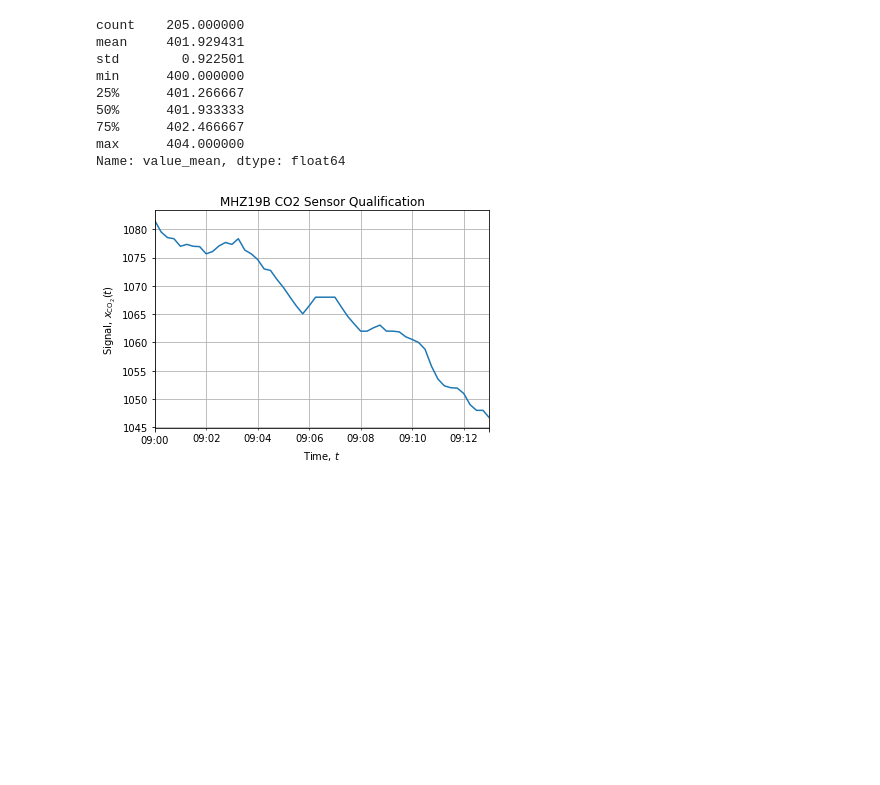
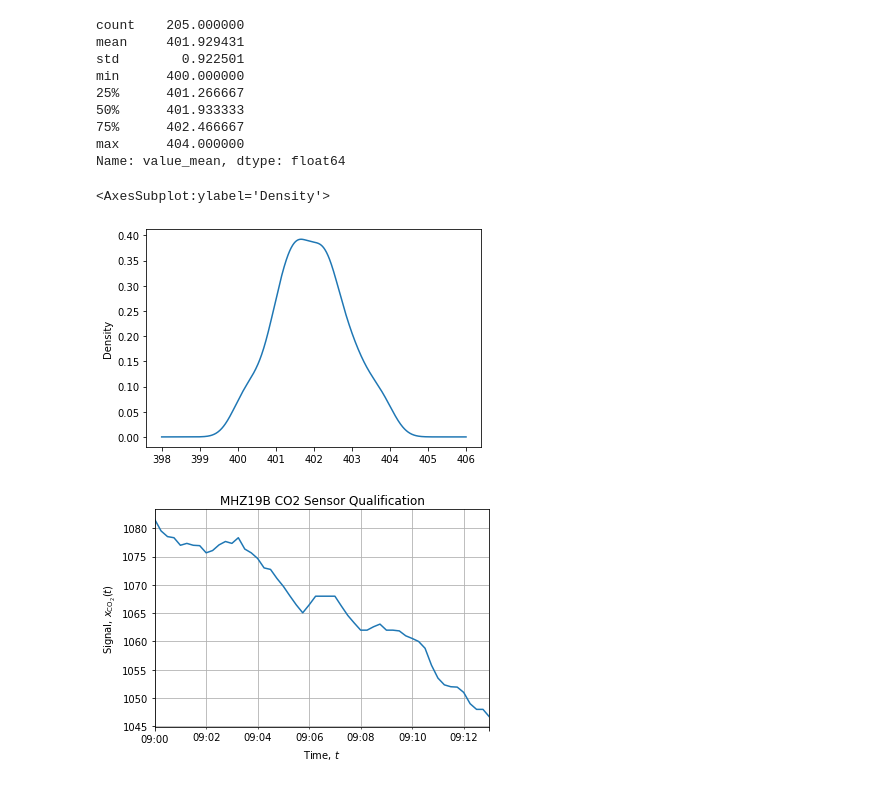
Before and after one commit to jlandercy/cookbook, a Jupyter notebook: python/sensors/MHZ19B/SensorQualification.ipynb, the cells around one changed output. Saved outputs shown, nothing was run; the diff lists cells and outputs as text; code cells hidden in the pictures; blank space fills up the shorter version.

```diff
--- a/python/sensors/MHZ19B/SensorQualification.ipynb
+++ b/python/sensors/MHZ19B/SensorQualification.ipynb
@@ -201,6 +205,11 @@ min      400.000000
 75%      402.466667
 max      404.000000
 Name: value_mean, dtype: float64
+# %%
+data.loc["2020-09-27 07:58:00":"2020-09-27 08:49:00",'value_mean'].plot(kind='kde')
+# %% [output]
+<AxesSubplot:ylabel='Density'>
+[figure, added]
 # %%
 axe = data.loc["2020-09-27 09:00:00":"2020-09-27 09:13:00",'value_mean'].plot()
 axe.set_title("MHZ19B CO2 Sensor Qualification")
```
Also changed, not shown: parts of 4 cells of this notebook, 4 other files.
